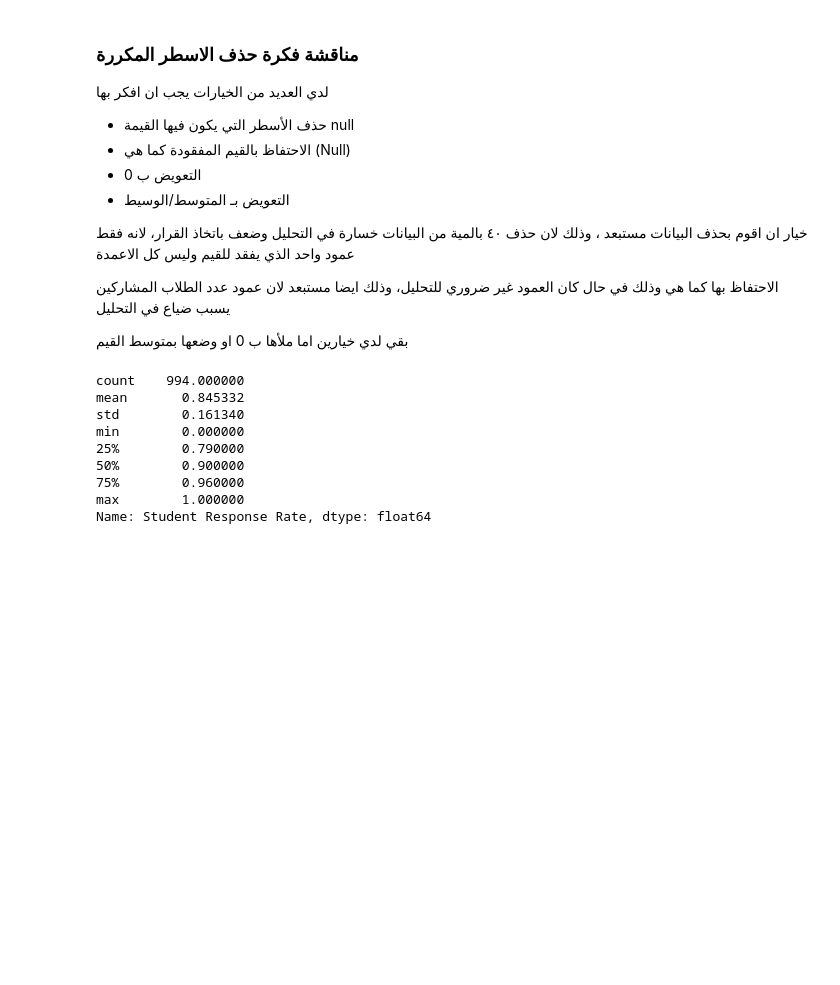
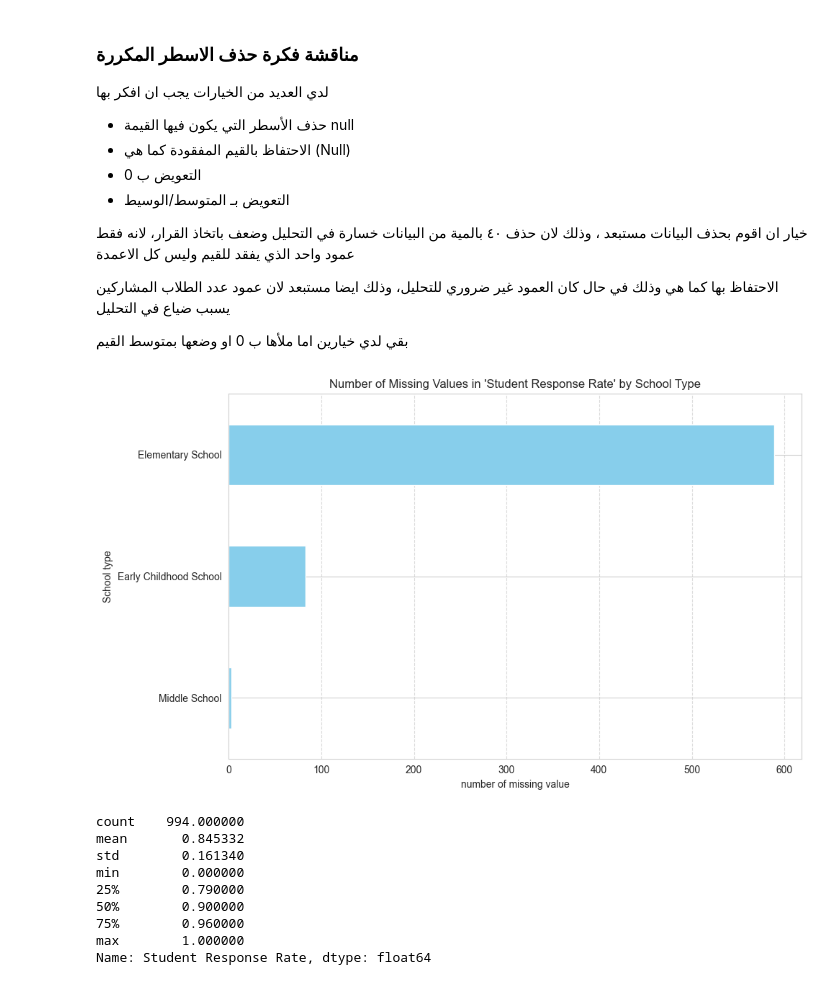
Before and after one commit to ahmad-abotrab/rfi-internship-projects, a Jupyter notebook: Task_3/analysis.ipynb, the cells around one changed output. Drawn from its saved outputs; the diff is of its cells as text; code cells hidden in the pictures; blank space fills up the shorter version.

```diff
--- a/Task_3/analysis.ipynb
+++ b/Task_3/analysis.ipynb
@@ -406,6 +406,18 @@ merged_df = merged_df.dropna(subset=['Parent Response Rate', 'Teacher Response R
 
 بقي لدي خيارين
 اما ملأها ب 0 او وضعها بمتوسط القيم
+# %%
+missing_by_type = df[df["Student Response Rate"].isna()].groupby("School Type").size()
+plt.figure(figsize=(10, 6))
+missing_by_type.sort_values().plot(kind='barh', color='skyblue')
+plt.title("Number of Missing Values in 'Student Response Rate' by School Type")
+plt.xlabel("number of missing value")
+plt.ylabel("School type")
+plt.grid(axis='x', linestyle='--', alpha=0.7)
+plt.tight_layout()
+plt.show()
+# %% [output]
+[figure, added]
 # %%
 merged_df['Student Response Rate'].describe()
 # %% [output]
```
Also changed, not shown: parts of 20 cells of this notebook, 4 other files.
